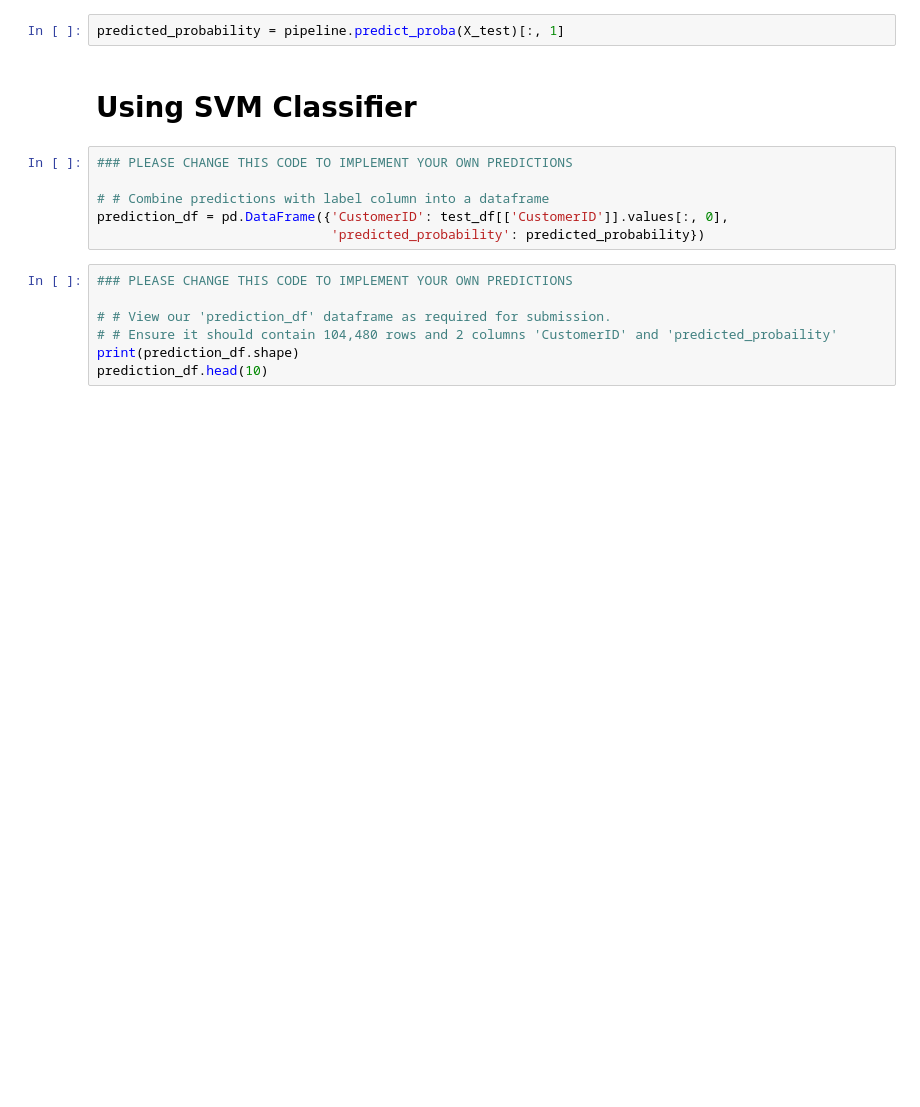
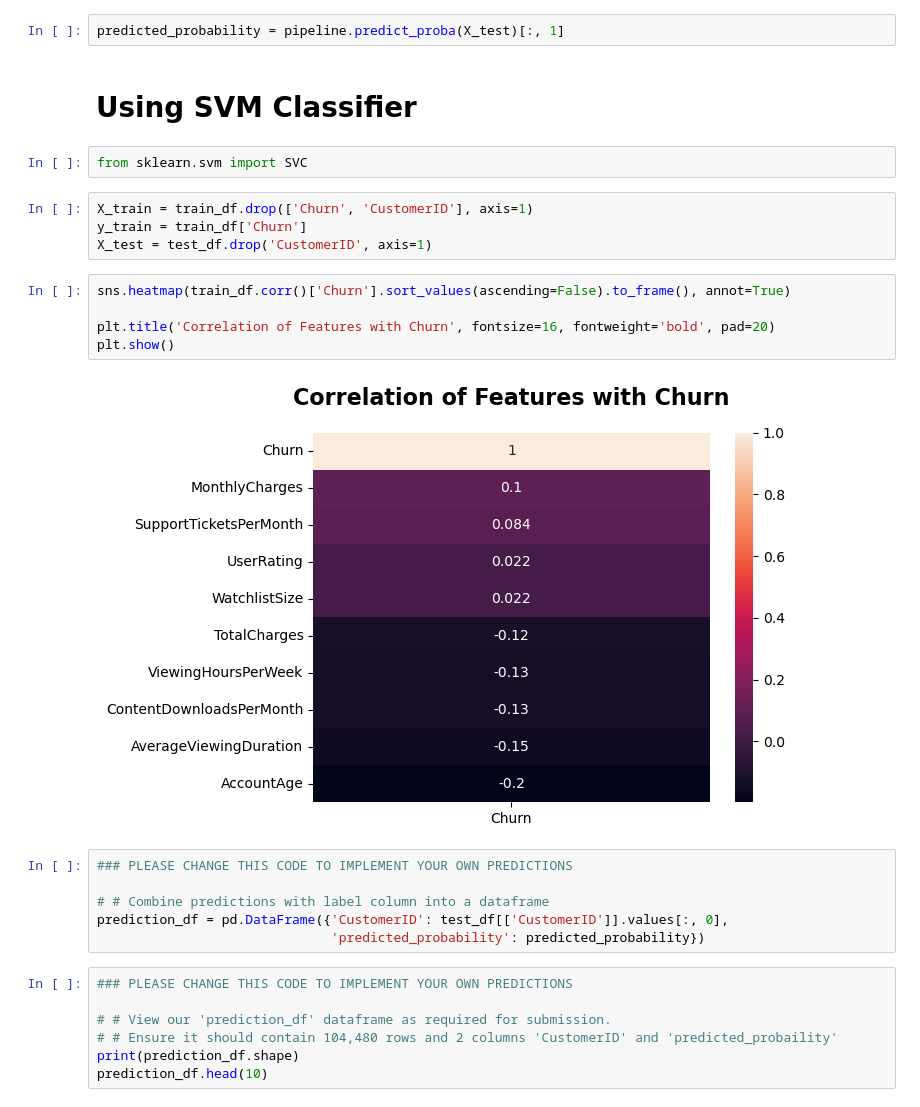
Before and after one commit to alliajagbe/churn-prediction, a Jupyter notebook: ChurnPrediction.ipynb, the cells around one changed output. Cells and saved outputs as stored; diff of their text form; blank space fills up the shorter version.

Commit message:
churn correlation

```diff
--- a/ChurnPrediction.ipynb
+++ b/ChurnPrediction.ipynb
@@ -430,6 +430,19 @@ Pipeline(steps=[('feature_selector', SelectKBest(k=8)),
 predicted_probability = pipeline.predict_proba(X_test)[:, 1]
 # %% [markdown]
 # Using SVM Classifier
+# %%
+from sklearn.svm import SVC
+# %%
+X_train = train_df.drop(['Churn', 'CustomerID'], axis=1)
+y_train = train_df['Churn']
+X_test = test_df.drop('CustomerID', axis=1)
+# %%
+sns.heatmap(train_df.corr()['Churn'].sort_values(ascending=False).to_frame(), annot=True)
+
+plt.title('Correlation of Features with Churn', fontsize=16, fontweight='bold', pad=20)
+plt.show()
+# %% [output]
+[figure, added]
 # %%
 ### PLEASE CHANGE THIS CODE TO IMPLEMENT YOUR OWN PREDICTIONS
 
```
